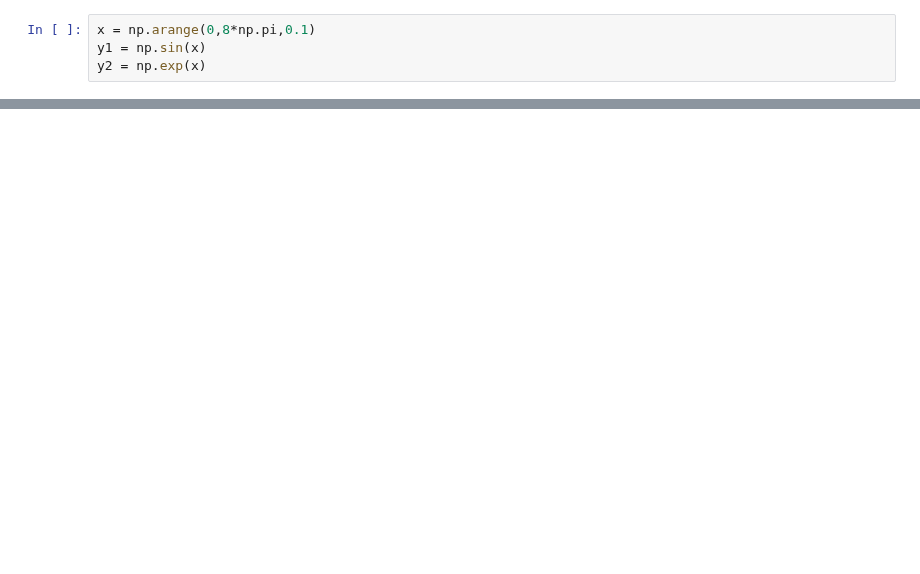
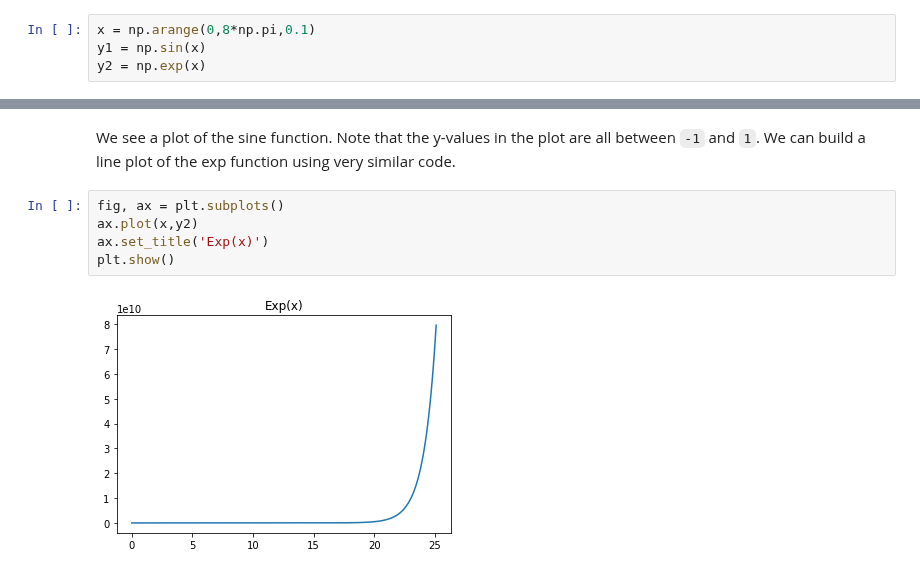
Before and after one commit to ProfessorKazarinoff/staticsite, a Jupyter notebook: content/code/matplotlib_plots/yy-plots.ipynb, the cells around one changed output, grey strips where cells are left out. Saved outputs shown, nothing was run; the diff lists cells and outputs as text; blank space fills up the shorter version.

````diff
--- a/content/code/matplotlib_plots/yy-plots.ipynb
+++ b/content/code/matplotlib_plots/yy-plots.ipynb
@@ -85,0 +71,9 @@ plt.show()
+# %% [markdown]
+We see a plot of the sine function. Note that the y-values in the plot are all between ```-1``` and ```1```. We can build a line plot of the exp function using very similar code.
+# %%
+fig, ax = plt.subplots()
+ax.plot(x,y2)
+ax.set_title('Exp(x)')
+plt.show()
+# %% [output]
+[figure, added]
````
Also changed, not shown: parts of 23 cells of this notebook.
